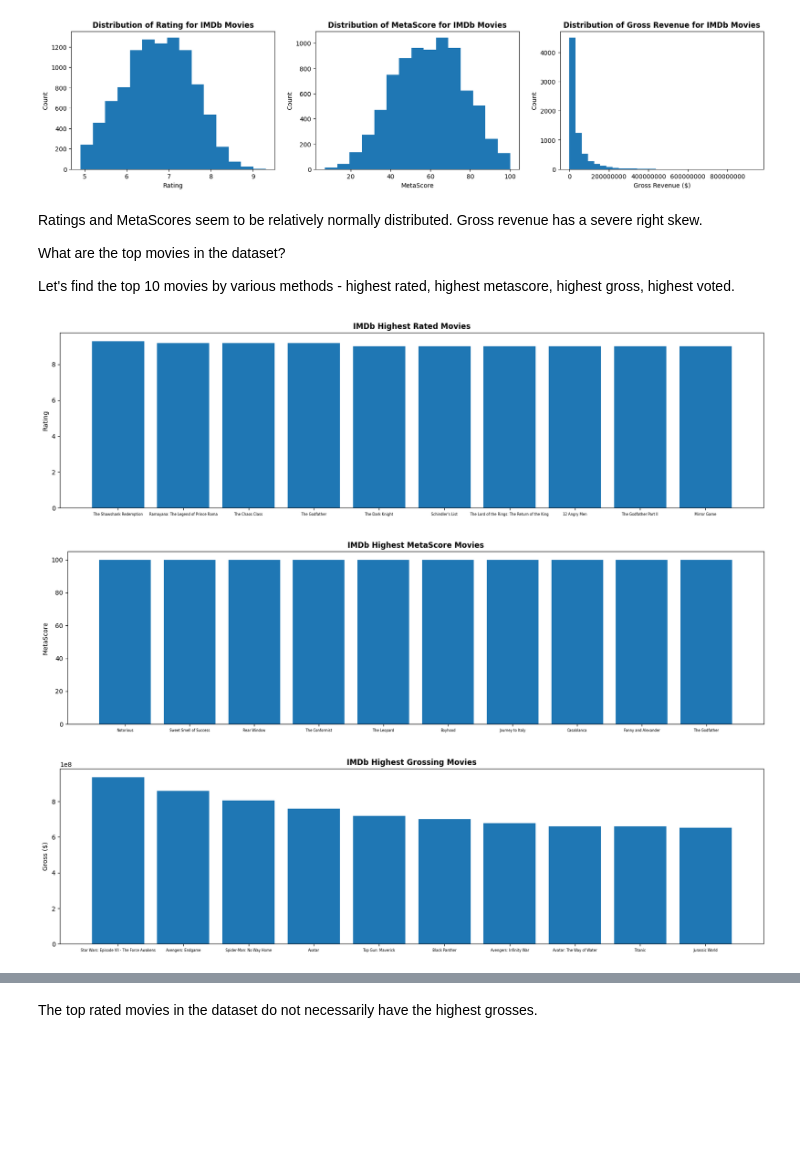
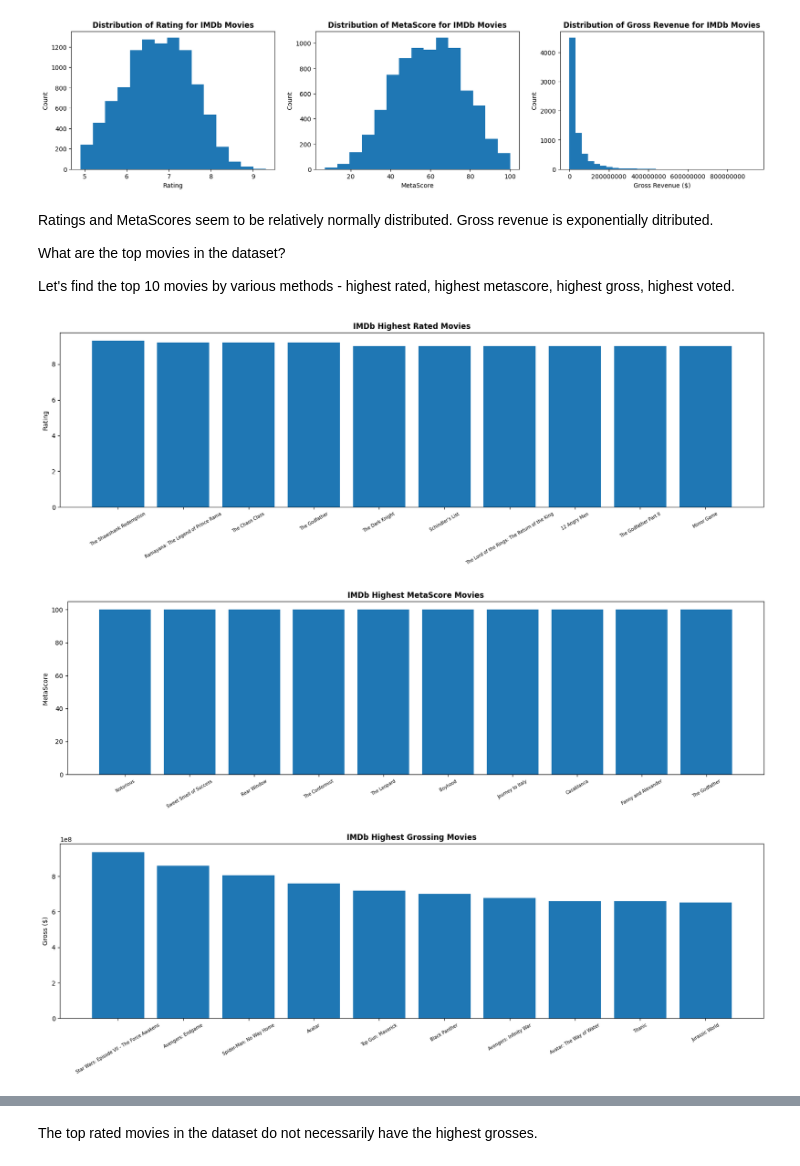
Before and after one commit to ShanaFarber/cuny-sps, a Jupyter notebook: DATA_602/final_proj/final_proj.ipynb, the cells around one changed output, grey strips where cells are left out. Drawn from its saved outputs; the diff is of its cells as text; code cells hidden in the pictures; blank space fills up the shorter version.

```diff
--- a/DATA_602/final_proj/final_proj.ipynb
+++ b/DATA_602/final_proj/final_proj.ipynb
@@ -183,7 +185,7 @@ plt.show()
 # %% [output]
 [figure]
 # %% [markdown]
-Ratings and MetaScores seem to be relatively normally distributed. Gross revenue has a severe right skew.
+Ratings and MetaScores seem to be relatively normally distributed. Gross revenue is exponentially ditributed.
 
 What are the top movies in the dataset?
 
@@ -191,17 +193,17 @@ Let's find the top 10 movies by various methods - highest rated, highest metasco
 # %%
 # top rated
 top_rated = movies_df.sort_values('Movie Rating', ascending = False)
 
 fig=plt.figure(figsize=(20,5))
 
 plt.bar(x=top_rated['Movie Name'][:10], height=top_rated['Movie Rating'][:10])
-plt.xticks(size=5.5)
+plt.xticks(size=7, rotation=30)
 plt.title('IMDb Highest Rated Movies', fontweight='bold')
 plt.ylabel('Rating')
 
 plt.show()
 # %% [output]
-[figure, old version]
+[figure, new version]
 # %%
 # top metascore
 top_meta = movies_df.sort_values('MetaScore', ascending = False)
@@ -209,13 +211,13 @@ top_meta = movies_df.sort_values('MetaScore', ascending = False)
 fig=plt.figure(figsize=(20,5))
 
 plt.bar(x=top_meta['Movie Name'][:10], height=top_meta['MetaScore'][:10])
-plt.xticks(size=5.5)
+plt.xticks(size=7, rotation=30)
 plt.title('IMDb Highest MetaScore Movies', fontweight='bold')
 plt.ylabel('MetaScore')
 
 plt.show()
 # %% [output]
-[figure, old version]
+[figure, new version]
 # %%
 # highest gross
 top_gross = movies_df.sort_values('Gross', ascending = False)
@@ -223,13 +225,13 @@ top_gross = movies_df.sort_values('Gross', ascending = False)
 fig=plt.figure(figsize=(20,5))
 
 plt.bar(x=top_gross['Movie Name'][:10], height=top_gross['Gross'][:10])
-plt.xticks(size=5.5)
+plt.xticks(size=7, rotation=30)
 plt.title('IMDb Highest Grossing Movies', fontweight='bold')
 plt.ylabel('Gross ($)')
 
 plt.show()
 # %% [output]
-[figure, old version]
+[figure, new version]
 # %%
 # top voted
 top_voted = movies_df.sort_values('Votes', ascending = False)
```
Also changed, not shown: parts of 24 cells of this notebook.
